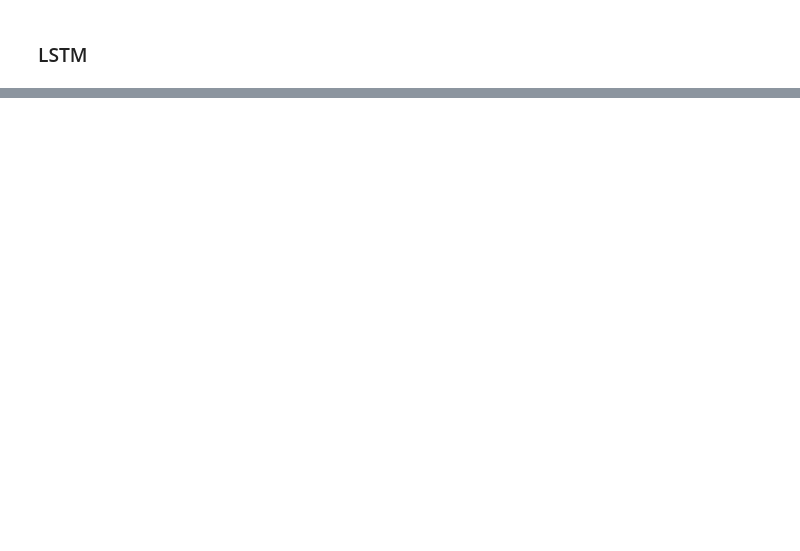
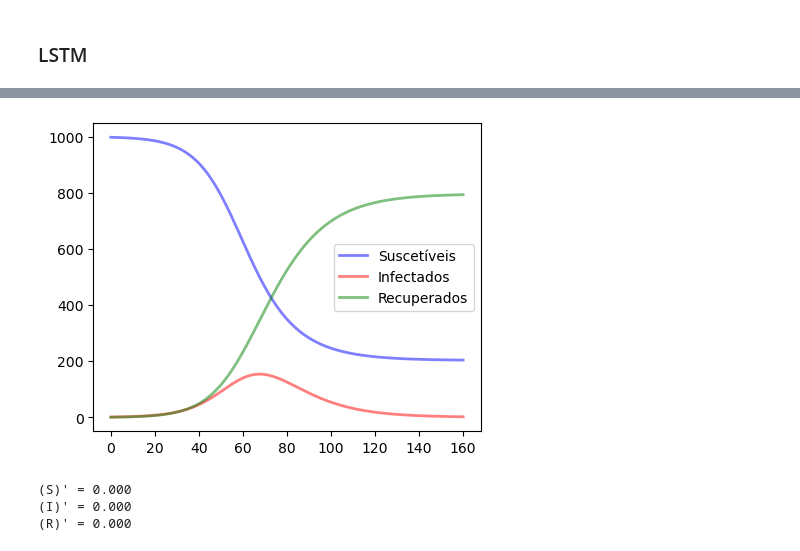
Before and after one commit to Salies/data-driven-des, a Jupyter notebook: sir.ipynb, the cells around one changed output, grey strips where cells are left out. Cells and saved outputs as stored; diff of their text form; code cells hidden in the pictures; blank space fills up the shorter version.

```diff
--- a/sir.ipynb
+++ b/sir.ipynb
@@ -168,0 +179,27 @@ Antes deste "sucesso", foram testados: SIR não normalizado, SIR normalizado sem
+# %%
+# Total population, N.
+N = 1000
+# Initial number of infected and recovered individuals, I0 and R0.
+I0, R0 = 1, 0
+# Everyone else, S0, is susceptible to infection initially.
+S0 = N - I0 - R0
+# Contact rate, beta, and mean recovery rate, gamma, (in 1/days).
+beta, gamma = 0.2, 1./10
+# A grid of time points (in days)
+t = np.linspace(0, 160, 160)
+
+# The SIR model differential equations.
+def deriv(y, t, N, beta, gamma):
+    S, I, R = y
+    dSdt = -beta * S * I / N
+    dIdt = beta * S * I / N - gamma * I
+    dRdt = gamma * I
+    return dSdt, dIdt, dRdt
+
+# Initial conditions vector
+y0 = S0, I0, R0
+print(y0)
+# Integrate the SIR equations over the time grid, t.
+x = integrate.odeint(deriv, y0, t, args=(N, beta, gamma))
+S, I, R = x.T
+S, I, R
@@ -168,0 +225,11 @@ Antes deste "sucesso", foram testados: SIR não normalizado, SIR normalizado sem
+# %%
+# plot SIR
+fig = plt.figure(figsize=(5, 4))
+ax = fig.add_subplot(111, axisbelow=True)
+ax.plot(t, S, 'b', alpha=0.5, lw=2, label='Suscetíveis')
+ax.plot(t, I, 'r', alpha=0.5, lw=2, label='Infectados')
+ax.plot(t, R, 'g', alpha=0.5, lw=2, label='Recuperados')
+plt.legend()
+plt.show()
+# %% [output]
+[figure, added]
@@ -168,0 +243,10 @@ Antes deste "sucesso", foram testados: SIR não normalizado, SIR normalizado sem
+# %%
+model = ps.SINDy(feature_names=['S','I','R'])
+model.fit(x, t=t, x_dot=dx)
+# plot model
+model.print()
+res = model.simulate(x[0], t)
+# %% [output]
+(S)' = 0.000
+(I)' = 0.000
+(R)' = 0.000
```
Also changed, not shown: parts of 15 cells of this notebook.
